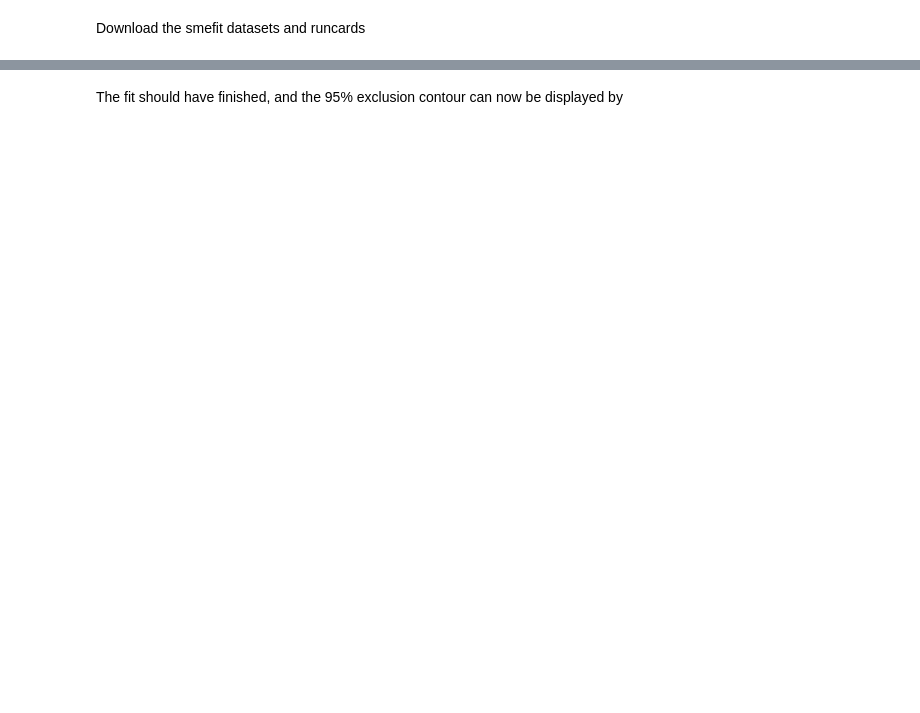
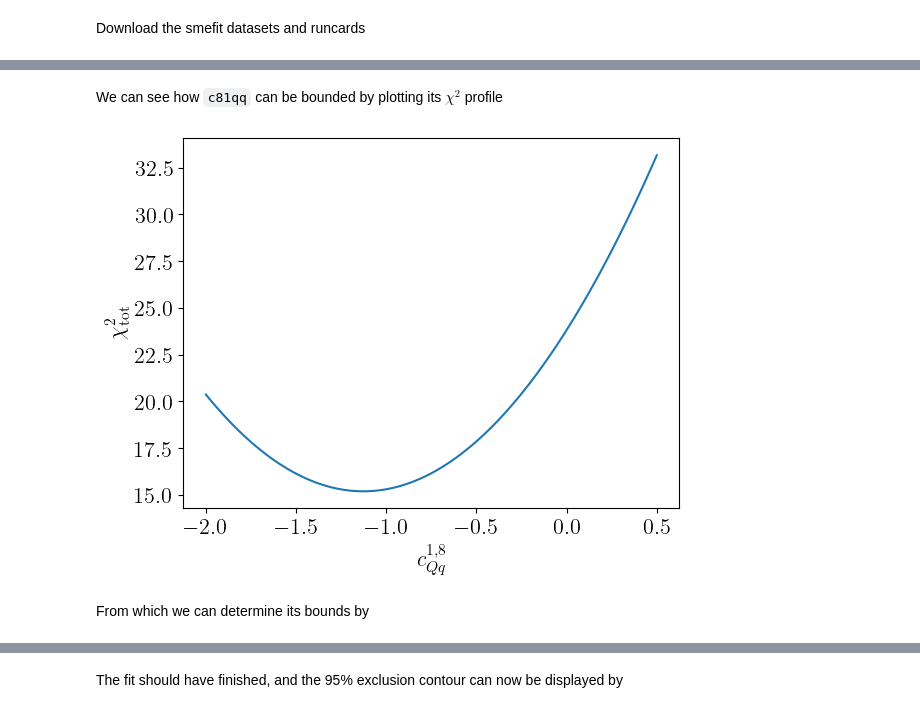
Before and after one commit to LHCfitNikhef/smefit_release, a Jupyter notebook: tutorial/tutorial.ipynb, the cells around one changed output, grey strips where cells are left out. Cells and saved outputs as stored; diff of their text form; code cells hidden in the pictures; blank space fills up the shorter version.

```diff
--- a/tutorial/tutorial.ipynb
+++ b/tutorial/tutorial.ipynb
@@ -187,0 +217,13 @@ plt.show()
+# %% [markdown]
+We can see how `c81qq` can be bounded by plotting its $\chi^2$ profile
+# %%
+c81qq = np.linspace(-2, 0.5, 100)
+chi2_values_lin = exercise0_lin.chi2_value(c81qq)
+plt.plot(c81qq, chi2_values_lin)
+plt.xlabel("$c_{Qq}^{1,8}$")
+plt.ylabel("$\\chi^2_{\\rm tot}$")
+plt.show()
+# %% [output]
+[figure, added]
+# %% [markdown]
+From which we can determine its bounds by
```
Also changed, not shown: parts of 62 cells of this notebook, 5 other files.
